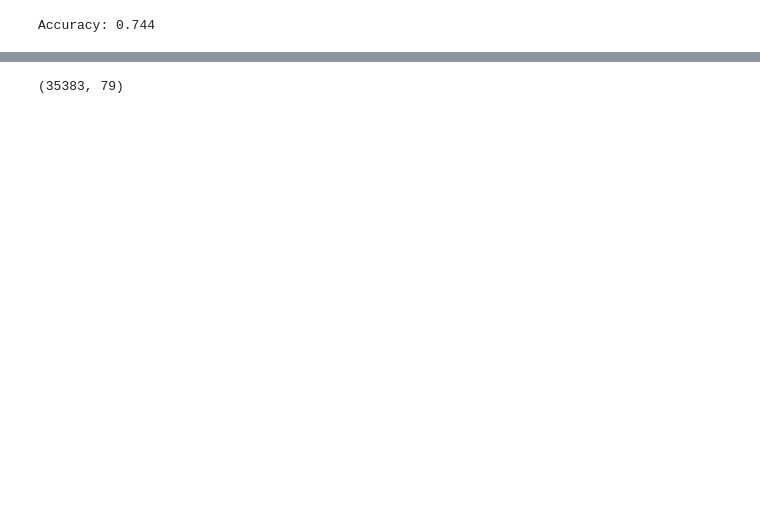
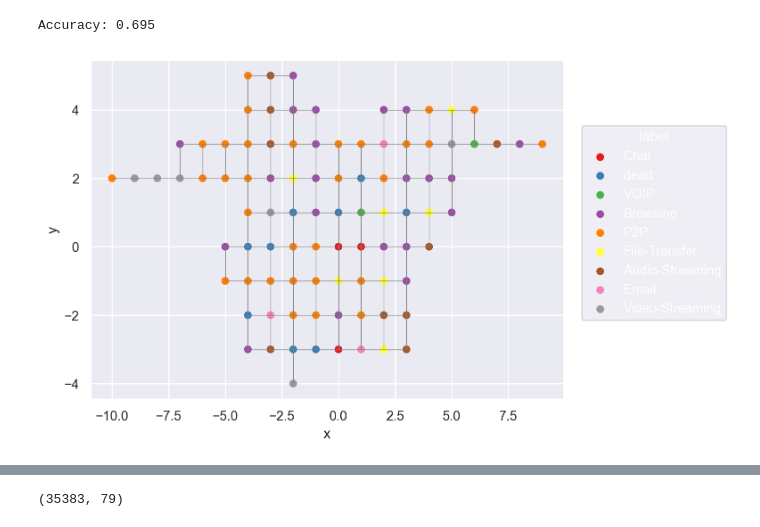
Before and after one commit to SandroMartens/DBGSOM, a Jupyter notebook: examples/explain_trustee.ipynb, the cells around one changed output, grey strips where cells are left out. Drawn from its saved outputs; the diff is of its cells as text; code cells hidden in the pictures; blank space fills up the shorter version.

```diff
--- a/examples/explain_trustee.ipynb
+++ b/examples/explain_trustee.ipynb
@@ -52,14 +50,13 @@ col_transformer = ColumnTransformer(
     remainder="passthrough",
     verbose_feature_names_out=False,
 )
-som = DBGSOM(
-    max_iter=300,
+som = SomClassifier(
     random_state=32,
-    convergence_iter=5,
-    lambda_=115.0,
+    lambda_=30.0,
     verbose=True,
     max_neurons=300,
-    growth_criterion="entropy",
+    sigma_end=1,
+    # growth_criterion="entropy",
 )
 
 pipe = Pipeline(
@@ -86,4 +83,8 @@ pipe.fit(X_train, y_train)
 pipe_small.fit(X_train, y_train)
 print(f"Accuracy: {pipe.score(X_test, y_2_test):.3}")
 # %% [output]
-Accuracy: 0.744
+Accuracy: 0.695
+# %%
+som.plot(color="label", palette="Set1")
+# %% [output]
+[figure, added]
```
Also changed, not shown: parts of 8 cells of this notebook, 4 other files.
